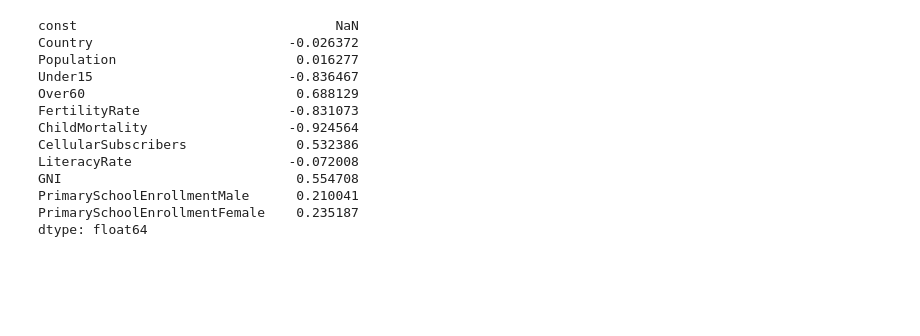
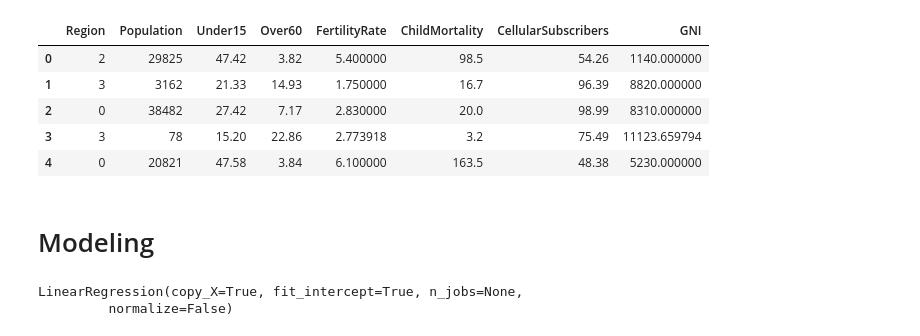
Before and after one commit to mohitnain6/databucket, a Jupyter notebook: Life Expectancy Prediction.ipynb, the cells around one changed output. Drawn from its saved outputs; the diff is of its cells as text; code cells hidden in the pictures; blank space fills up the shorter version.

```diff
--- a/Life Expectancy Prediction.ipynb
+++ b/Life Expectancy Prediction.ipynb
@@ -126,0 +108,12 @@ y = data['LifeExpectancy']
+# %%
+from sklearn import preprocessing
+encoder = preprocessing.LabelEncoder()
+
+for i in X.columns:
+    if isinstance(X[i][0],str):
+        X[i] = encoder.fit_transform(X[i])
+# %%
+from sklearn.preprocessing import StandardScaler
+scaler = StandardScaler()
+scaler.fit(X)
+scaler_d = scaler.transform(X)
@@ -176,18 +161,28 @@ columns
-# %%
-correlation = pd.Series([np.corrcoef(X[i],y)[0,1]
-                         for i in columns], index=columns)
-correlation
-# %% [output]
-const                                 NaN
-Country                         -0.026372
-Population                       0.016277
-Under15                         -0.836467
-Over60                           0.688129
-FertilityRate                   -0.831073
-ChildMortality                  -0.924564
-CellularSubscribers              0.532386
-LiteracyRate                    -0.072008
-GNI                              0.554708
-PrimarySchoolEnrollmentMale      0.210041
-PrimarySchoolEnrollmentFemale    0.235187
-dtype: float64
+# %%
+droplist = ["PrimarySchoolEnrollmentMale","PrimarySchoolEnrollmentFemale","LiteracyRate","Country","const"]
+# %%
+X = X.drop(droplist,axis = 1)
+# %%
+X.head()
+# %% [output]
+|  | Region | Population | Under15 | Over60 | FertilityRate | ChildMortality | CellularSubscribers | GNI |
+| 0 | 2 | 29825 | 47.42 | 3.82 | 5.400000 | 98.5 | 54.26 | 1140.000000 |
+| 1 | 3 | 3162 | 21.33 | 14.93 | 1.750000 | 16.7 | 96.39 | 8820.000000 |
+| 2 | 0 | 38482 | 27.42 | 7.17 | 2.830000 | 20.0 | 98.99 | 8310.000000 |
+| 3 | 3 | 78 | 15.20 | 22.86 | 2.773918 | 3.2 | 75.49 | 11123.659794 |
+| 4 | 0 | 20821 | 47.58 | 3.84 | 6.100000 | 163.5 | 48.38 | 5230.000000 |
+# %% [markdown]
+# Modeling
+# %%
+from sklearn.linear_model import LinearRegression
+from sklearn.preprocessing import PolynomialFeatures
+
+poly = PolynomialFeatures(degree = 3)
+X_poly = poly.fit_transform(X)
+
+
+lin = LinearRegression()
+lin.fit(X_poly, Y)
+# %% [output]
+LinearRegression(copy_X=True, fit_intercept=True, n_jobs=None,
+         normalize=False)
```
Also changed, not shown: parts of 39 cells of this notebook.
